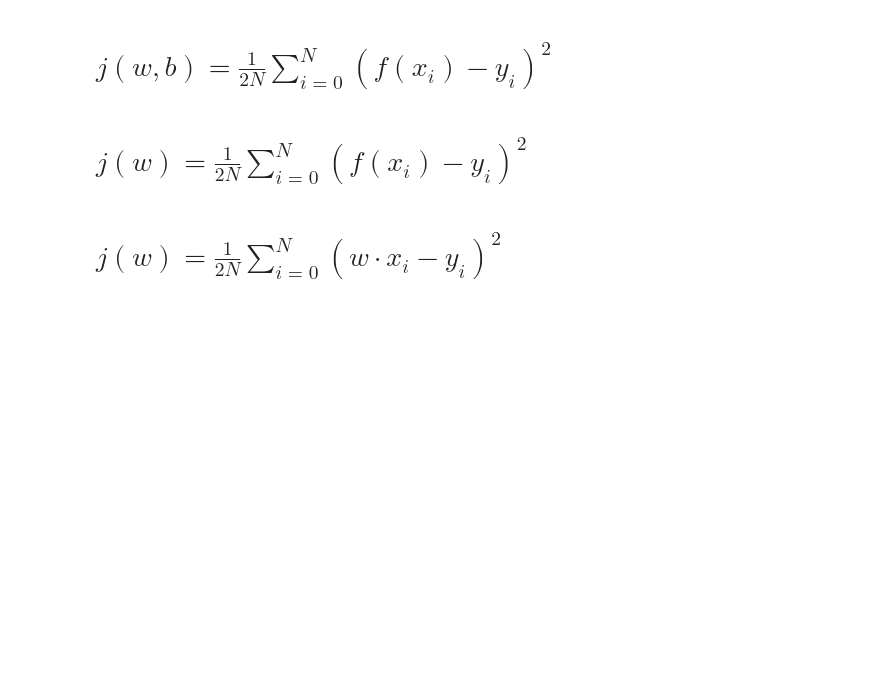
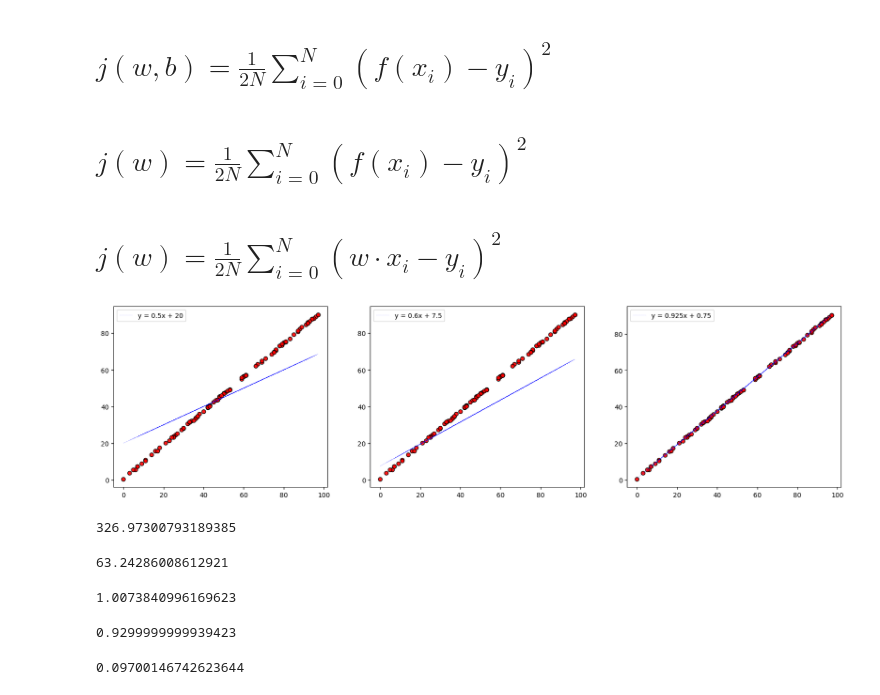
Before and after one commit to anoban/Supervised-Machine-Learning-Regression-and-Classification, a Jupyter notebook: anoban/Cost Function Intuition.ipynb, the cells around one changed output. Drawn from its saved outputs; the diff is of its cells as text; code cells hidden in the pictures; blank space fills up the shorter version.

Commit message:
modified:   anoban/Cost Function Intuition.ipynb 	modified:   anoban/Cost Functions.ipynb 	modified:   anoban/Gradient Descent.ipynb

```diff
--- a/anoban/Cost Function Intuition.ipynb
+++ b/anoban/Cost Function Intuition.ipynb
@@ -73,3 +53,46 @@ def linear_regression(predictor: NDArray[np.float64], targets: NDArray[np.float6
 # which becomes
 # %% [markdown]
 # ___$j(w) = \frac{1}{2N}\sum_{i=0}^{N}(w \cdot x_i - y_i)^2$___
+# %%
+# let's consider some examples for a linear regression model in the form of y = mx + b
+
+x = np.random.randint(low = 0, high = 100, size = 100)
+m = 0.926383169019442
+y = x * m + np.random.rand(100) # add some noise
+# %%
+# the red markers show the actual data points.
+
+fig, (axe_0, axe_1, axe_2) = plt.subplots(nrows = 1, ncols = 3)
+fig.set_size_inches(20, 5)
+
+axe_0.scatter(x, y, marker = 'o', edgecolor = "black", alpha = 0.9, color = "red")
+axe_0.plot(x, x * 0.5 + 20, linestyle = '--', linewidth = 0.1, color = "blue", label = "y = 0.5x + 20")
+axe_0.legend()
+
+axe_1.scatter(x, y, marker = 'o', edgecolor = "black", alpha = 0.9, color = "red")
+axe_1.plot(x, x * 0.6 + 7.5, linestyle = '--', linewidth = 0.1, color = "blue", label = "y = 0.6x + 7.5")
+axe_1.legend()
+
+axe_2.scatter(x, y, marker = 'o', edgecolor = "black", alpha = 0.9, color = "red")
+axe_2.plot(x, x * 0.925 + 0.75, linestyle = '--', linewidth = 0.1, color = "blue", label = "y = 0.925x + 0.75")
+axe_2.legend()
+
+plt.show()
+# %% [output]
+[figure, added]
+# %%
+# if our model is y = 0.5 x
+
+cost_function(predictions = x * 0.5, targets = y)
+# %% [output]
+326.97300793189385
+# %%
+cost_function(predictions = x * 0.6 + 10.569, targets = y)
+# %% [output]
+63.24286008612921
+# %%
+# that's a reasonably low deviation
+
+cost_function(predictions = x * 0.9 + 0.69, targets = y)
+# %% [output]
+1.0073840996169623
@@ -75,0 +110,12 @@ def linear_regression(predictor: NDArray[np.float64], targets: NDArray[np.float6
+# %%
+# that's impressive :)
+
+gradient
+# %% [output]
+0.9299999999939423
+# %%
+# woohoo :)
+
+cost_function(gradient * x + 0.069, y)
+# %% [output]
+0.09700146742623644
```
Also changed, not shown: parts of 12 cells of this notebook, 2 other files.
